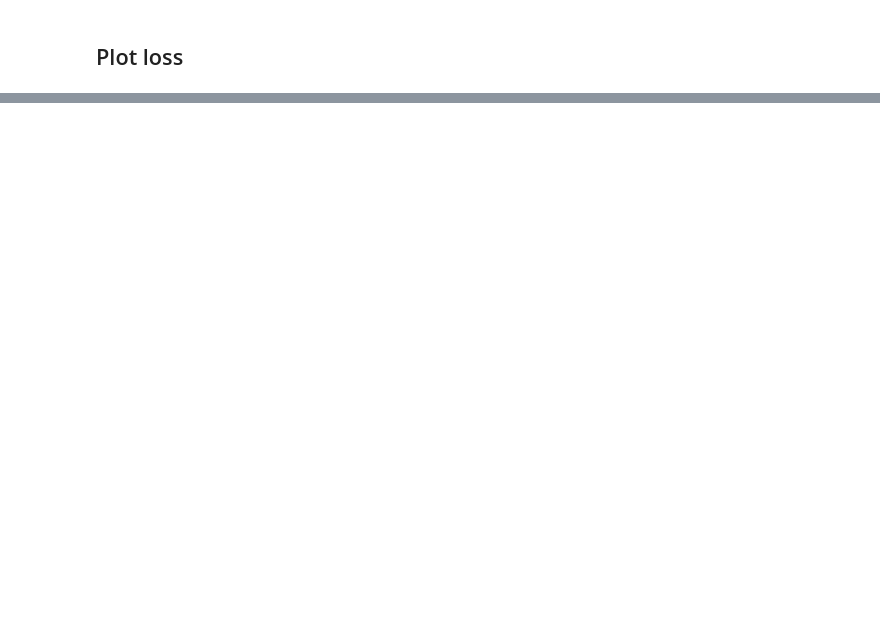
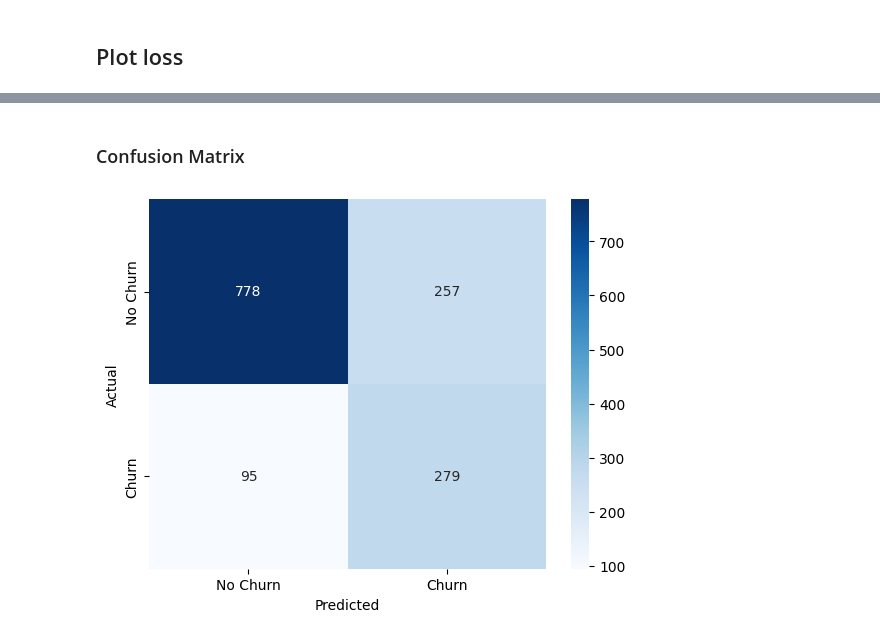
Before and after one commit to sanidavidanagama/Telecom_Churn_Prediction, a Jupyter notebook: notebooks/neural_network_churn_model_v2_smote.ipynb, the cells around one changed output, grey strips where cells are left out. Saved outputs shown, nothing was run; the diff lists cells and outputs as text; code cells hidden in the pictures; blank space fills up the shorter version.

```diff
--- a/notebooks/neural_network_churn_model_v2_smote.ipynb
+++ b/notebooks/neural_network_churn_model_v2_smote.ipynb
@@ -211,0 +258,9 @@ ROC-AUC score: 0.8411273863959285
+# %%
+tuner = kt.Hyperband(
+    build_model,
+    objective=objective,
+    max_epochs=40,
+    factor=3,
+    directory='hyperband_tuning',
+    project_name='telco_churn_nn_v2_smote'
+)
@@ -211,0 +282,2 @@ ROC-AUC score: 0.8411273863959285
+# %%
+best_hps = tuner.get_best_hyperparameters(num_trials=1)[0]
@@ -211,0 +301,6 @@ ROC-AUC score: 0.8411273863959285
+# %%
+model = tuner.hypermodel.build(best_hps)
+history = model.fit(x_train_res, y_train_res,
+                    epochs=50,
+                    validation_data=(x_val, y_val),
+                    callbacks=[tf.keras.callbacks.EarlyStopping(monitor='val_loss', patience=10)])
@@ -211,0 +346,10 @@ ROC-AUC score: 0.8411273863959285
+# %%
+y_pred_prob = model.predict(x_test)
+
+y_pred = (y_pred_prob > 0.5).astype(int)
+
+# Evaluate
+from sklearn.metrics import classification_report, confusion_matrix
+
+print("Classification Report:\n")
+print(classification_report(y_test, y_pred, target_names=['No Churn', 'Churn']))
@@ -211,0 +368,12 @@ ROC-AUC score: 0.8411273863959285
+# %% [markdown]
+### Confusion Matrix
+# %%
+from sklearn.metrics import confusion_matrix
+
+cm = confusion_matrix(y_test, y_pred)
+sns.heatmap(cm, annot=True, fmt='d', cmap='Blues', xticklabels=['No Churn', 'Churn'], yticklabels=['No Churn', 'Churn'])
+plt.xlabel('Predicted')
+plt.ylabel('Actual')
+plt.show()
+# %% [output]
+[figure, added]
```
Also changed, not shown: parts of 28 cells of this notebook, 1 other file.
